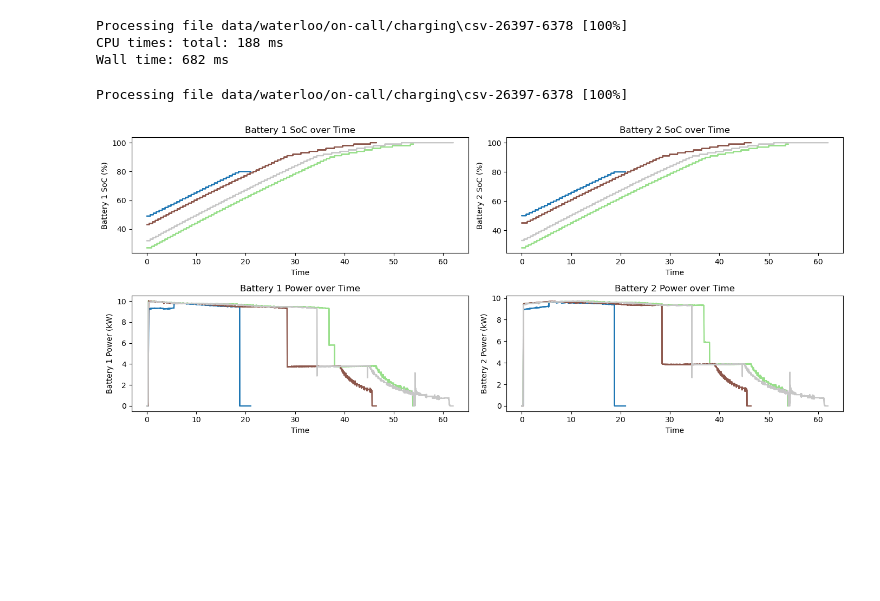
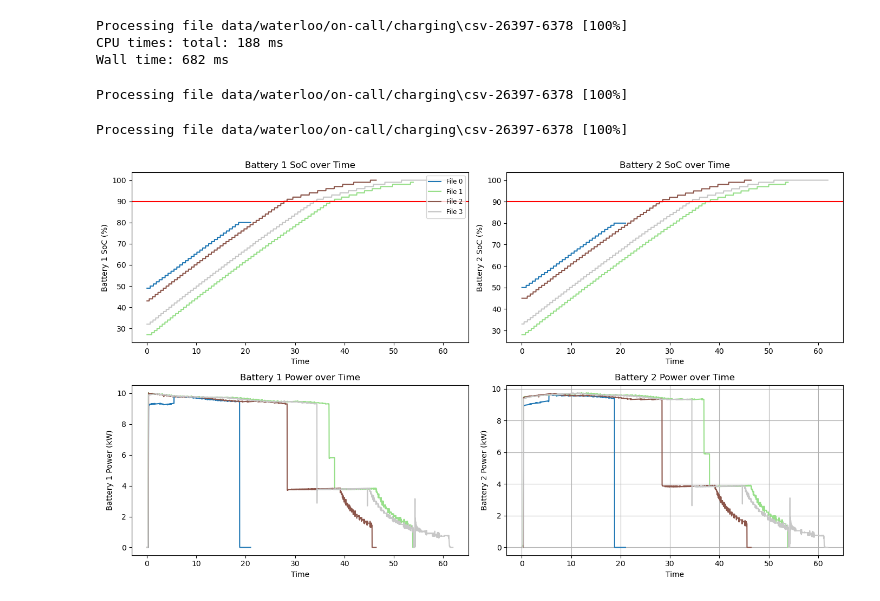
Before and after one commit to NathanL15/BatteryDataAnalysis, a Jupyter notebook: On-Call.ipynb, the cells around one changed output. Cells and saved outputs as stored; diff of their text form; code cells hidden in the pictures; blank space fills up the shorter version.

```diff
--- a/On-Call.ipynb
+++ b/On-Call.ipynb
@@ -63,38 +63,58 @@ print('')
 Processing file data/waterloo/on-call/charging\csv-26397-6378 [100%]
 CPU times: total: 188 ms
 Wall time: 682 ms
+# %%
+for i, subfolder in enumerate(subfolders):
+    print(f"\rProcessing file {subfolder} [{round((i+1) / total_subfolders * 100)}%]", end='', flush=True)
+    new_df = pd.DataFrame({
+                'time': df_power["time"][i],
+                'bat1 Capacity (%)': df_power["bat1C"][i],
+                'bat2 Capacity (%)': df_power["bat2C"][i],
+                'bat 1 Voltage (V)': df_power["bat1V"][i],
+                'bat 2 Voltage (V)': df_power["bat2V"][i],
+                'bat 1 Current (A)': df_power["bat1A"][i],
+                'bat 2 Current (A)': df_power["bat2A"][i],
+                'bat 1 Power (kW)': abs(df_power["bat1A"][i] * df_power["bat1V"][i]) / 1000,
+                'bat 2 Power (kW)': abs(df_power["bat2A"][i] * df_power["bat2V"][i]) / 1000
+            })
+    new_csv_file = os.path.join('data/waterloo/on-call/downloads', f'file{i}.csv')
+    new_df.to_csv(new_csv_file, index=False)
+# %% [output]
+Processing file data/waterloo/on-call/charging\csv-26397-6378 [100%]
 # %%
-fig, axes = plt.subplots(nrows=2, ncols=2, figsize=(14, 6))
+fig, axes = plt.subplots(nrows=2, ncols=2, figsize=(14, 8))
 
 for i, subfolder in enumerate(subfolders):
-    csv_files = glob.glob(os.path.join(subfolder, '*.csv'))
     print(f"\rProcessing file {subfolder} [{round((i+1) / total_subfolders * 100)}%]", end='', flush=True)
+    axes[0,0].plot(df_power["time"][i], df_power["bat1C"][i], color=colormap(i / total_subfolders), label=f'File {i}')
+    axes[0,1].plot(df_power["time"][i], df_power["bat2C"][i], color=colormap(i / total_subfolders), label=f'File {i}')
+    axes[1,0].plot(df_power["time"][i], abs(df_power["bat1A"][i]*df_power["bat1V"][i]/1000), color=colormap(i / total_subfolders), label=f'File {i}')
+    axes[1,1].plot(df_power["time"][i], abs(df_power["bat2A"][i]*df_power["bat2V"][i]/1000), color=colormap(i / total_subfolders), label=f'File {i}')
 
-    for csv_file in csv_files:
-        axes[0,0].plot(df_power["time"][i], df_power["bat1C"][i], color=colormap(i / total_subfolders))
-        axes[0,1].plot(df_power["time"][i], df_power["bat2C"][i], color=colormap(i / total_subfolders))
-        axes[1,0].plot(df_power["time"][i], abs(df_power["bat1A"][i]*df_power["bat1V"][i]/1000), color=colormap(i / total_subfolders))
-        axes[1,1].plot(df_power["time"][i], abs(df_power["bat2A"][i]*df_power["bat2V"][i]/1000), color=colormap(i / total_subfolders))
+
 
 axes[0, 0].set_xlabel('Time')
 axes[0, 0].set_ylabel('Battery 1 SoC (%)')
 axes[0, 0].set_title('Battery 1 SoC over Time')
+axes[0, 0].axhline(y=90, color='r')
+axes[0, 0].legend(loc='upper right', fontsize='small')
 
 axes[0, 1].set_xlabel('Time')
 axes[0, 1].set_ylabel('Battery 2 SoC (%)')
 axes[0, 1].set_title('Battery 2 SoC over Time')
+axes[0, 1].axhline(y=90, color='r')
 
 axes[1, 0].set_xlabel('Time')
 axes[1, 0].set_ylabel('Battery 1 Power (kW)')
 axes[1, 0].set_title('Battery 1 Power over Time')
 
 axes[1, 1].set_xlabel('Time')
 axes[1, 1].set_ylabel('Battery 2 Power (kW)')
 axes[1, 1].set_title('Battery 2 Power over Time')
 
-
+plt.grid(True)
 plt.tight_layout()
 plt.show()
 # %% [output]
 Processing file data/waterloo/on-call/charging\csv-26397-6378 [100%]
-[figure, old version]
+[figure, new version]
```
Also changed, not shown: 8 other files.
